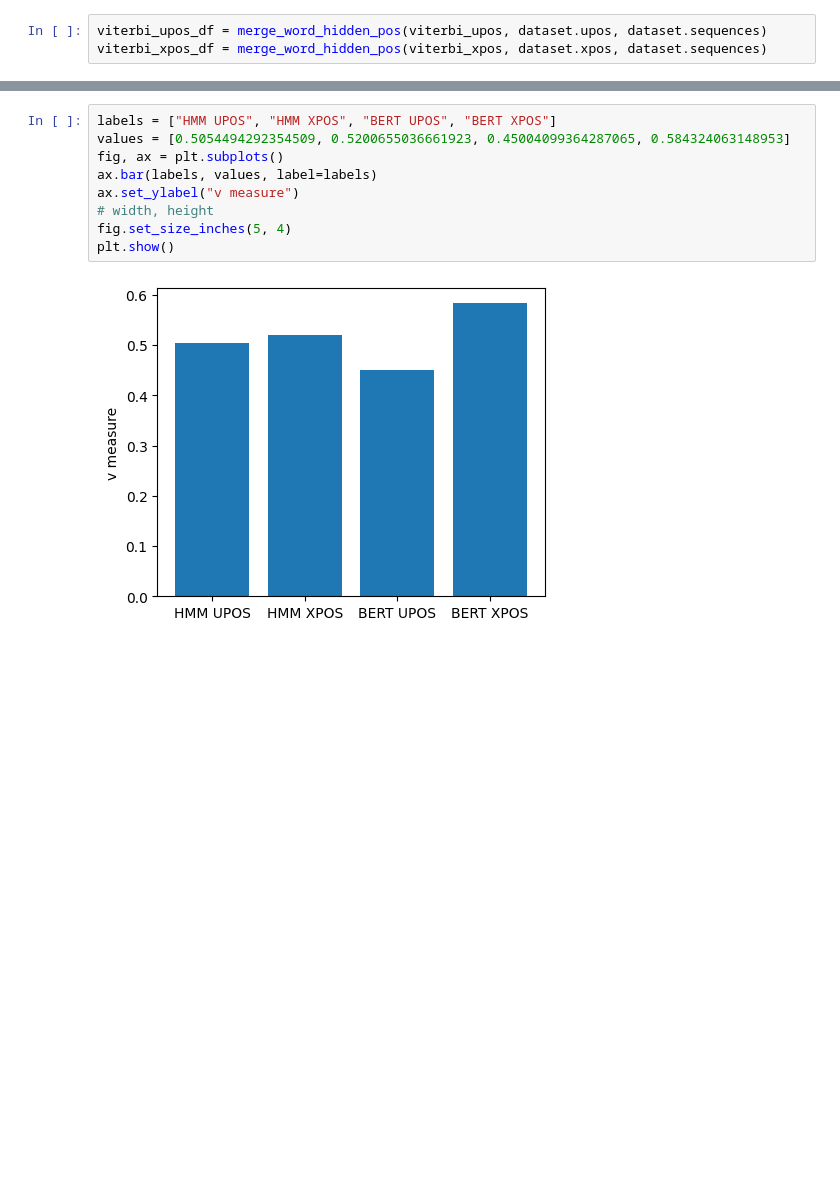
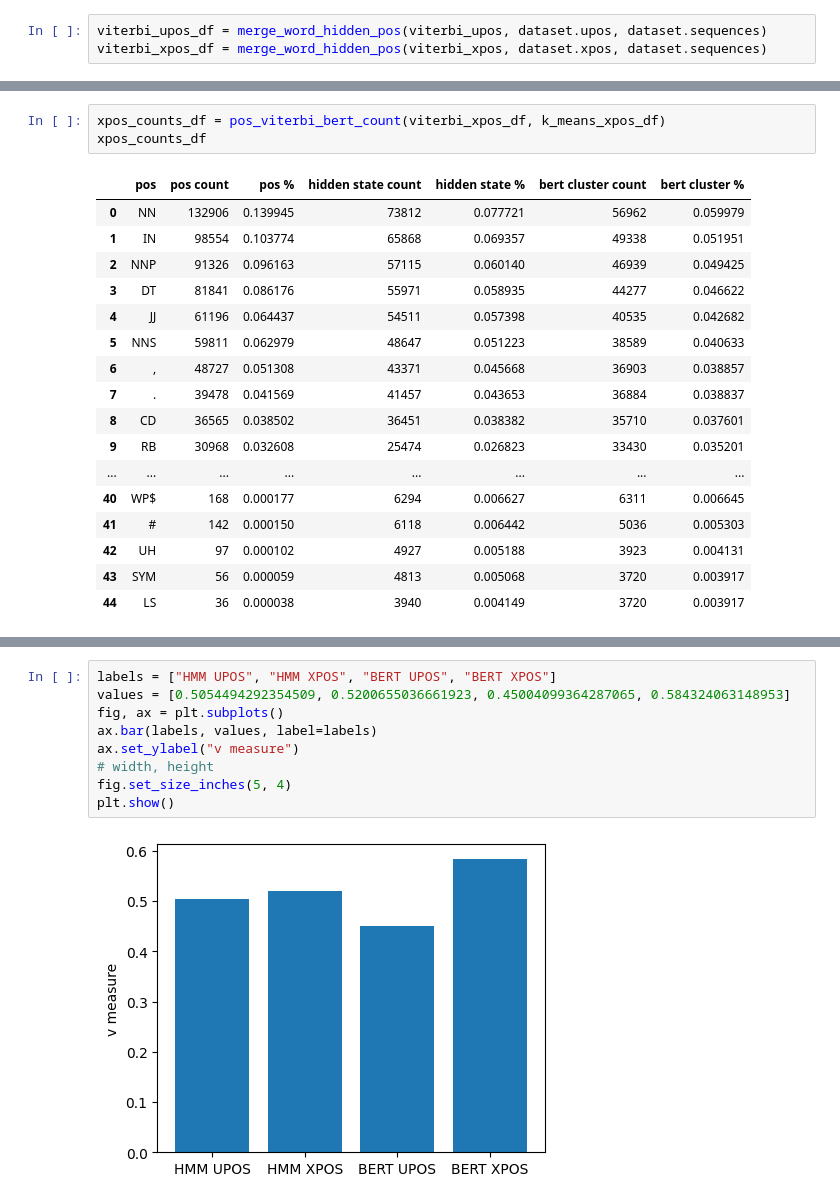
Before and after one commit to WCSin01/nlp_assignment3, a Jupyter notebook: eval_plt.ipynb, the cells around one changed output, grey strips where cells are left out. Cells and saved outputs as stored; diff of their text form; blank space fills up the shorter version.

```diff
--- a/eval_plt.ipynb
+++ b/eval_plt.ipynb
@@ -38,0 +106,21 @@ upos_to_token["pos"] = upos_to_token["pos"].apply(sorted)
+# %%
+xpos_counts_df = pos_viterbi_bert_count(viterbi_xpos_df, k_means_xpos_df)
+xpos_counts_df
+# %% [output]
+|  | pos | pos count | pos % | hidden state count | hidden state % | bert cluster count | bert cluster % |
+| 0 | NN | 132906 | 0.139945 | 73812 | 0.077721 | 56962 | 0.059979 |
+| 1 | IN | 98554 | 0.103774 | 65868 | 0.069357 | 49338 | 0.051951 |
+| 2 | NNP | 91326 | 0.096163 | 57115 | 0.060140 | 46939 | 0.049425 |
+| 3 | DT | 81841 | 0.086176 | 55971 | 0.058935 | 44277 | 0.046622 |
+| 4 | JJ | 61196 | 0.064437 | 54511 | 0.057398 | 40535 | 0.042682 |
+| 5 | NNS | 59811 | 0.062979 | 48647 | 0.051223 | 38589 | 0.040633 |
+| 6 | , | 48727 | 0.051308 | 43371 | 0.045668 | 36903 | 0.038857 |
+| 7 | . | 39478 | 0.041569 | 41457 | 0.043653 | 36884 | 0.038837 |
+| 8 | CD | 36565 | 0.038502 | 36451 | 0.038382 | 35710 | 0.037601 |
+| 9 | RB | 30968 | 0.032608 | 25474 | 0.026823 | 33430 | 0.035201 |
+| ... | ... | ... | ... | ... | ... | ... | ... |
+| 40 | WP$ | 168 | 0.000177 | 6294 | 0.006627 | 6311 | 0.006645 |
+| 41 | # | 142 | 0.000150 | 6118 | 0.006442 | 5036 | 0.005303 |
+| 42 | UH | 97 | 0.000102 | 4927 | 0.005188 | 3923 | 0.004131 |
+| 43 | SYM | 56 | 0.000059 | 4813 | 0.005068 | 3720 | 0.003917 |
+| 44 | LS | 36 | 0.000038 | 3940 | 0.004149 | 3720 | 0.003917 |
```
Also changed, not shown: parts of 27 cells of this notebook.
